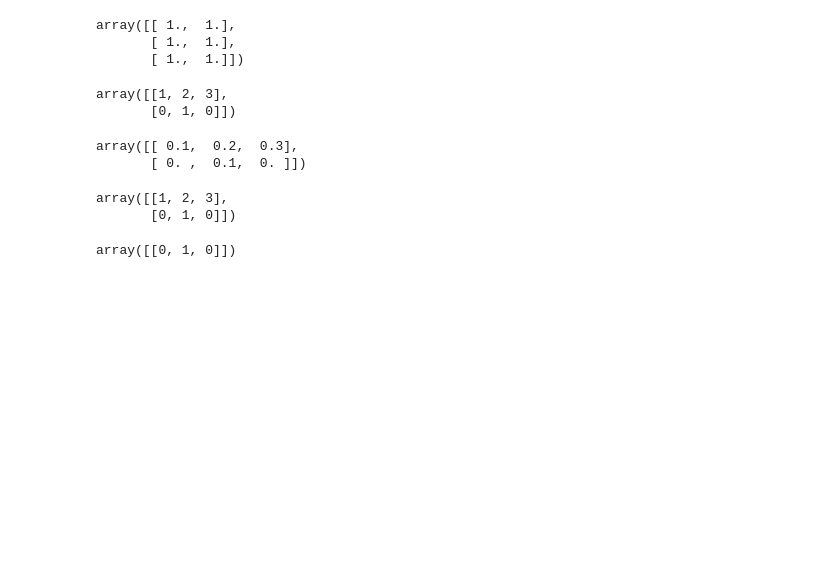
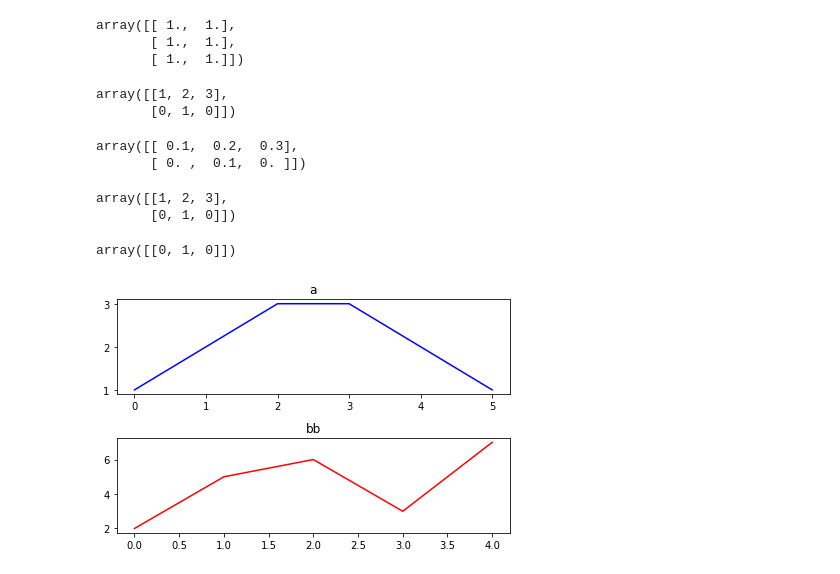
Before and after one commit to XingwenZhang/CSCI599DL, a Jupyter notebook: homework/homework1/assignment1-python3/Untitled.ipynb, the cells around one changed output. Drawn from its saved outputs; the diff is of its cells as text; code cells hidden in the pictures; blank space fills up the shorter version.

```diff
--- a/homework/homework1/assignment1-python3/Untitled.ipynb
+++ b/homework/homework1/assignment1-python3/Untitled.ipynb
@@ -269,0 +272,15 @@ array([[0, 1, 0]])
+# %%
+a=[1,2,3,3,2,1]
+b=[2,5,6,3,7]
+# plt.figure(1)
+plt.subplot(2,1,1)
+plt.plot(a,'b',label="a")
+plt.title("a")
+# plt.figure(2)
+plt.subplot(2,1,2)
+plt.plot(b,'r',label="b")
+plt.title("bb")
+plt.tight_layout()
+plt.show()
+# %% [output]
+[figure, added]
```
Also changed, not shown: parts of 1 cell of this notebook, 25 other files.
